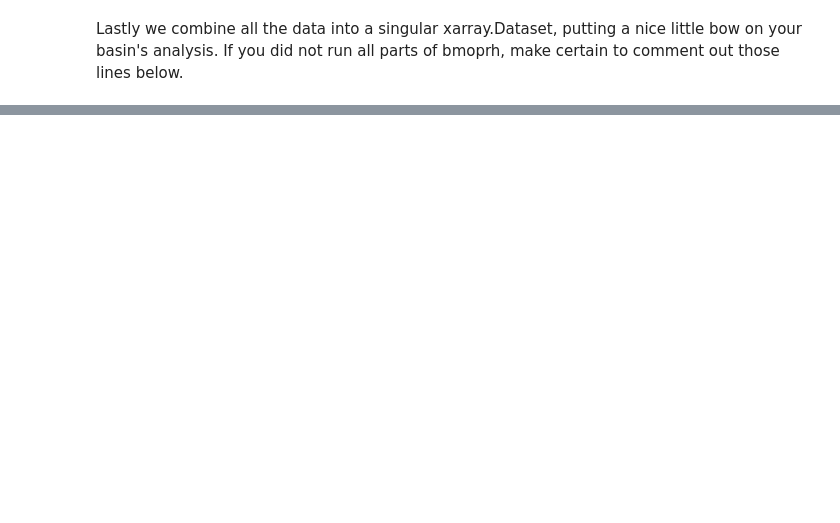
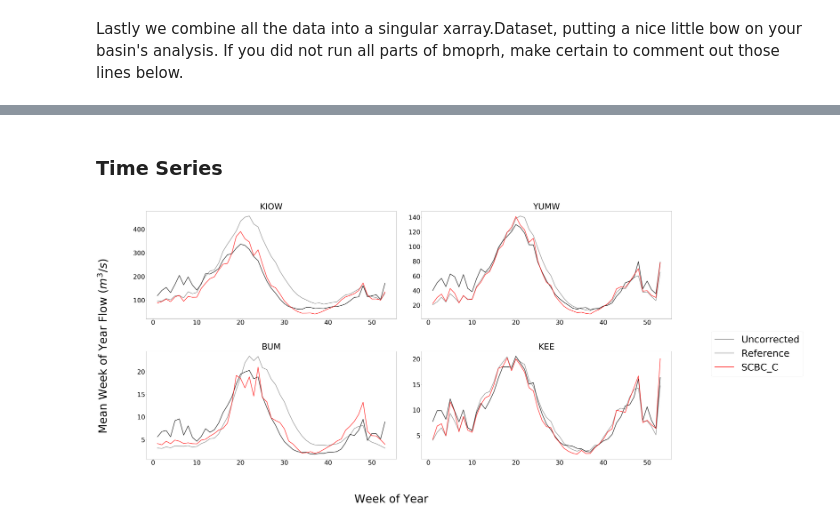
Before and after one commit to UW-Hydro/bmorph, a Jupyter notebook: docs/bmorph_tutorial.ipynb, the cells around one changed output, grey strips where cells are left out. Cells and saved outputs as stored; diff of their text form; code cells hidden in the pictures; blank space fills up the shorter version.

```diff
--- a/docs/bmorph_tutorial.ipynb
+++ b/docs/bmorph_tutorial.ipynb
@@ -265,0 +346,14 @@ basin_analysis.to_netcdf(f'../output/{output_prefix.lower()}_data_processed.nc')
+# %% [markdown]
+### Time Series
+# %%
+plotting.plot_reduced_flows(
+    flow_dataset= yakima_ds,
+    plot_sites = select_sites_2,
+    interval = 'week',
+    raw_var = 'raw', raw_name = "Uncorrected",
+    ref_var = 'ref', ref_name = "Reference",
+    bc_vars = bcs, bc_names = [bc.upper() for bc in bcs],
+    plot_colors = colors
+);
+# %% [output]
+[figure, added]
```
Also changed, not shown: parts of 21 cells of this notebook, 2 other files.
